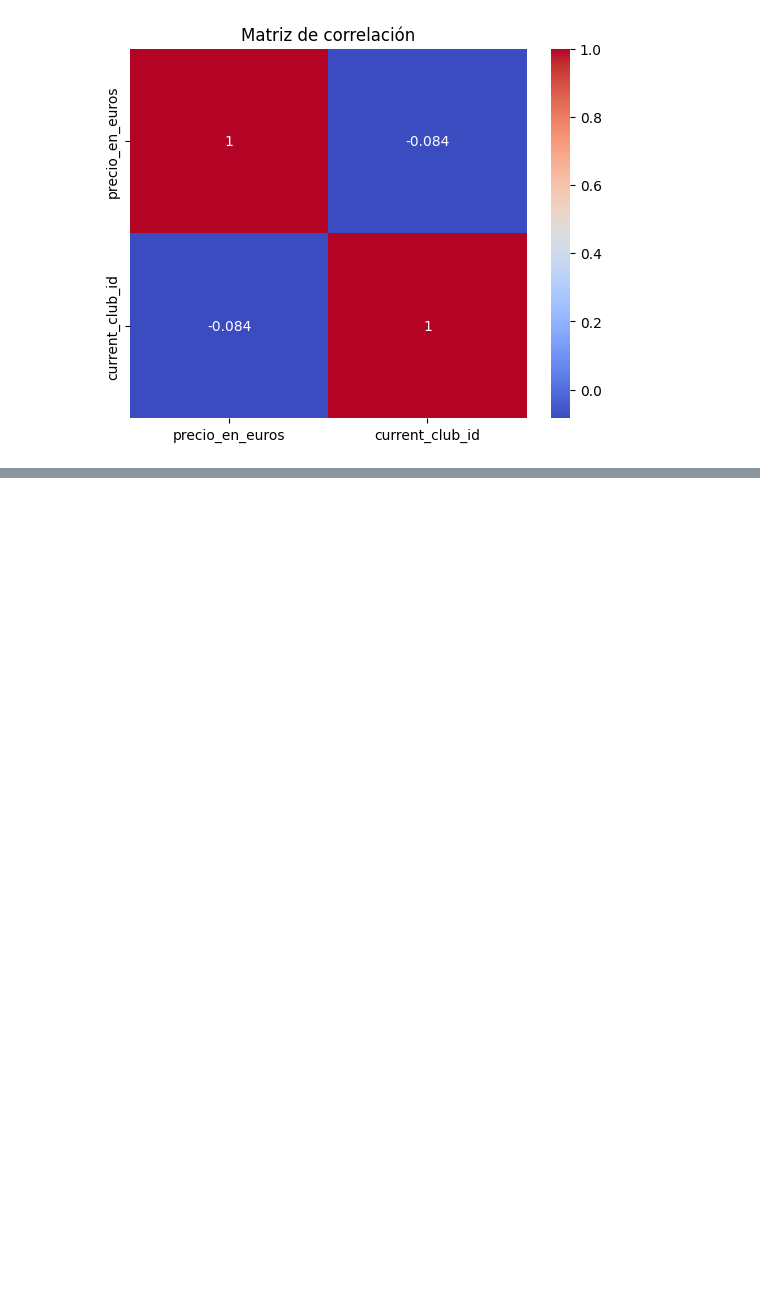
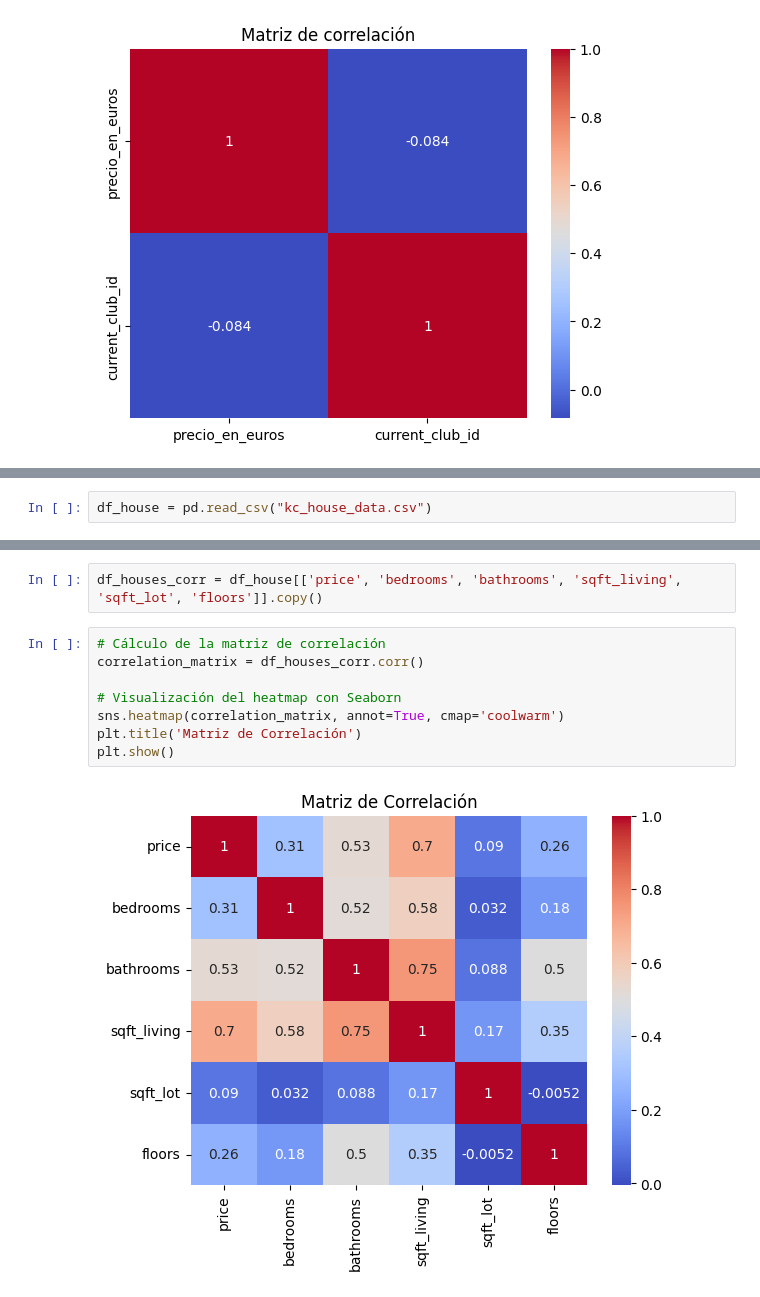
Before and after one commit to BnjmStd/PythonBnjmn, a Jupyter notebook: Remember.../introduccionCienciaDatos/estadisticaDescriptiva/EstadisticaDescriptiva.ipynb, the cells around one changed output, grey strips where cells are left out. Cells and saved outputs as stored; diff of their text form; blank space fills up the shorter version.

```diff
--- a/Remember.../introduccionCienciaDatos/estadisticaDescriptiva/EstadisticaDescriptiva.ipynb
+++ b/Remember.../introduccionCienciaDatos/estadisticaDescriptiva/EstadisticaDescriptiva.ipynb
@@ -253,0 +269,2 @@ plt.show()
+# %%
+df_house = pd.read_csv("kc_house_data.csv")
@@ -253,0 +275,12 @@ plt.show()
+# %%
+df_houses_corr = df_house[['price', 'bedrooms', 'bathrooms', 'sqft_living', 'sqft_lot', 'floors']].copy()
+# %%
+# Cálculo de la matriz de correlación
+correlation_matrix = df_houses_corr.corr()
+
+# Visualización del heatmap con Seaborn
+sns.heatmap(correlation_matrix, annot=True, cmap='coolwarm')
+plt.title('Matriz de Correlación')
+plt.show()
+# %% [output]
+[figure, added]
```
Also changed, not shown: parts of 3 cells of this notebook.
